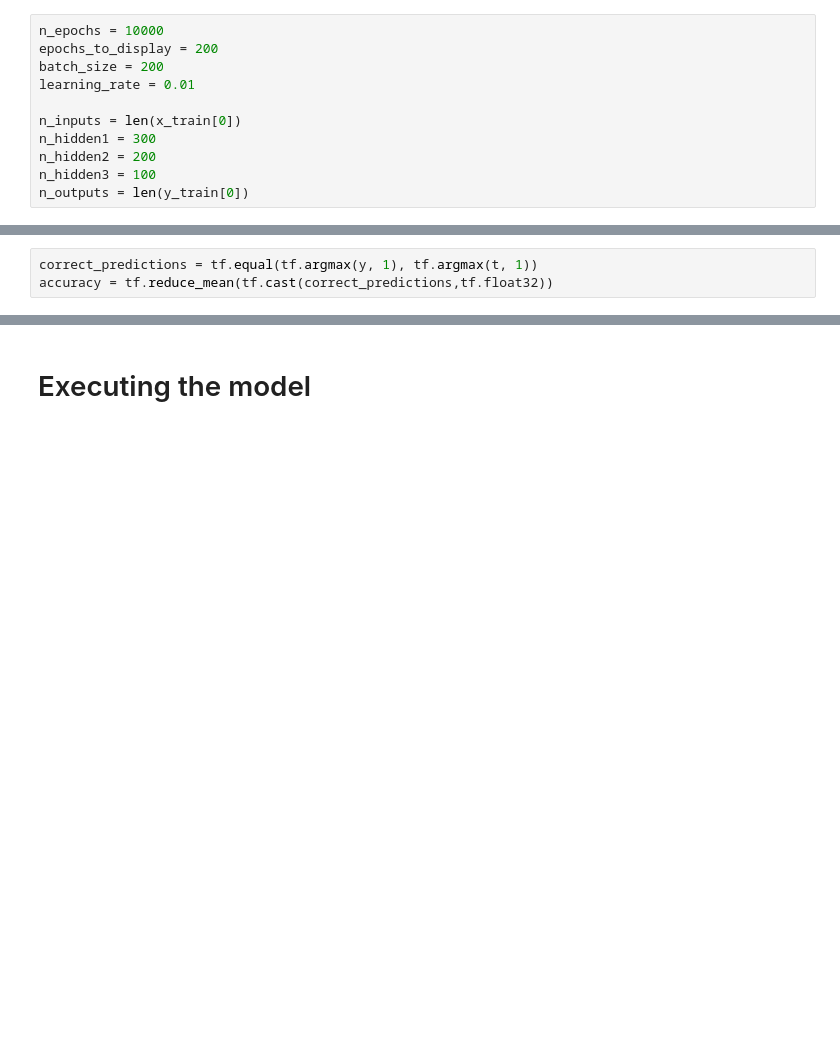
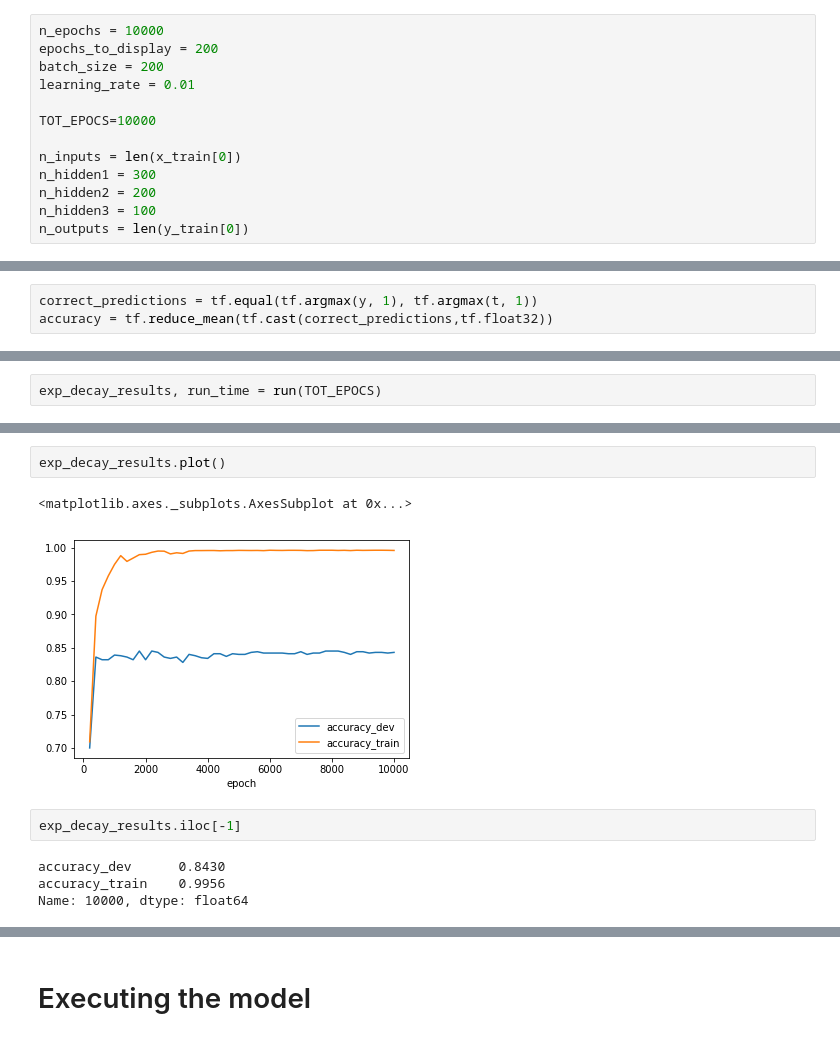
Before and after one commit to gioruffa/DeepLearning_notMNISTStudyCase, a Jupyter notebook: fiststeps.ipynb, the cells around one changed output, grey strips where cells are left out. Saved outputs shown, nothing was run; the diff lists cells and outputs as text; blank space fills up the shorter version.

```diff
--- a/fiststeps.ipynb
+++ b/fiststeps.ipynb
@@ -89,6 +95,8 @@ epochs_to_display = 200
 batch_size = 200
 learning_rate = 0.01
 
+TOT_EPOCS=10000
+
 n_inputs = len(x_train[0])
 n_hidden1 = 300
 n_hidden2 = 200
@@ -135,0 +167,2 @@ accuracy = tf.reduce_mean(tf.cast(correct_predictions,tf.float32))
+# %%
+exp_decay_results, run_time = run(TOT_EPOCS)
@@ -135,0 +187,11 @@ accuracy = tf.reduce_mean(tf.cast(correct_predictions,tf.float32))
+# %%
+exp_decay_results.plot()
+# %% [output]
+<matplotlib.axes._subplots.AxesSubplot at 0x...>
+[figure, added]
+# %%
+exp_decay_results.iloc[-1]
+# %% [output]
+accuracy_dev      0.8430
+accuracy_train    0.9956
+Name: 10000, dtype: float64
```
Also changed, not shown: parts of 29 cells of this notebook.
